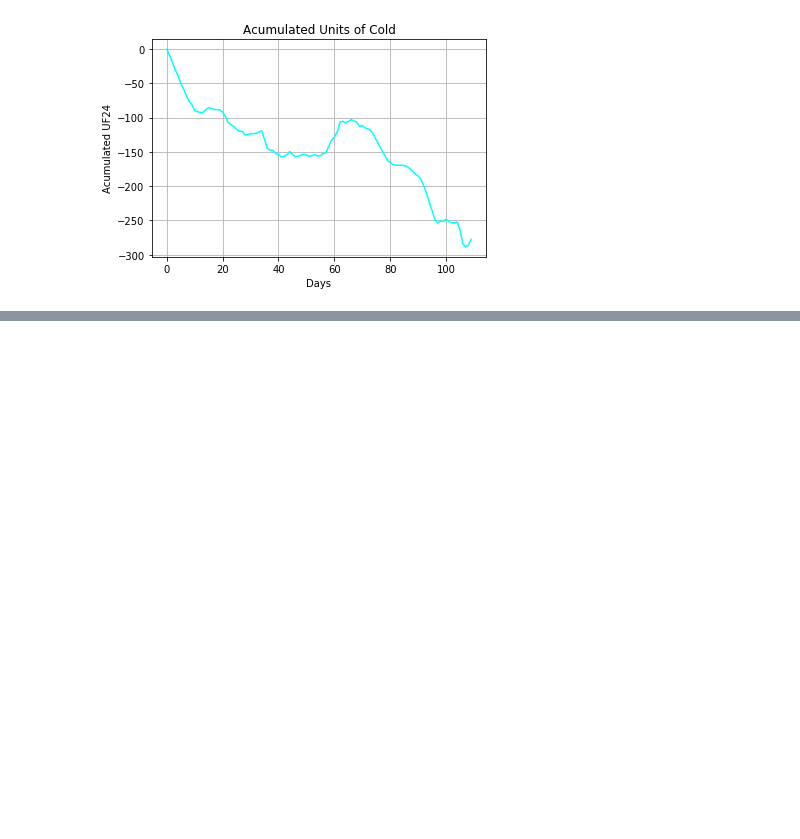
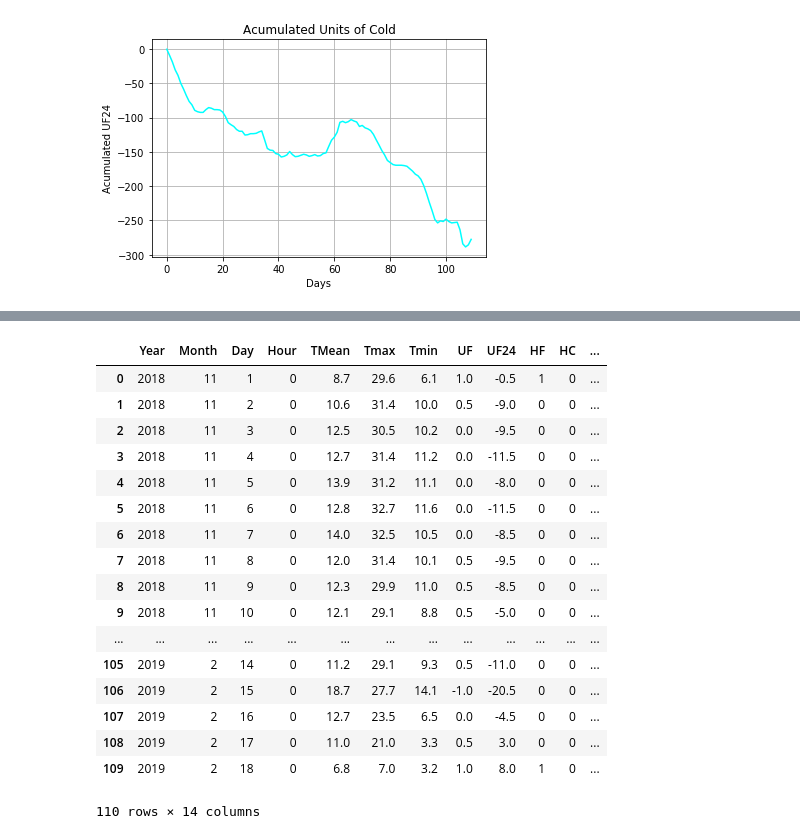
Before and after one commit to JoelA06/Tareas, a Jupyter notebook: Actividad6/Untitled.ipynb, the cells around one changed output, grey strips where cells are left out. Cells and saved outputs as stored; diff of their text form; code cells hidden in the pictures; blank space fills up the shorter version.

```diff
--- a/Actividad6/Untitled.ipynb
+++ b/Actividad6/Untitled.ipynb
@@ -211,0 +288,26 @@ plt.show()
+# %%
+#Arreglo con las HF según el modelo Grageda
+HF = []
+HC = []
+bulean = False
+for m in range(0, len(df2)):
+    if(df2["Tmin"][m]<10):
+
+        for i in range(m,len(df2)):
+            if(0<df2["TMean"][i]<=10):
+                HF.append(1)
+                HC.append(0)
+            elif(df2["TMean"][i]>=25):
+                HF.append(0)
+                HC.append(1)
+            else:
+                HF.append(0)
+                HC.append(0)
+        bulean = True
+    if(bulean == True):
+        break
+    continue
+# %%
+df2["HF"] = HF
+df2["HC"] = HC
+df2.head(10)
@@ -211,0 +326,10 @@ plt.show()
+# %%
+#Se consiguen las horas frío y "horas calientes" acumuladas por día
+df2["HF24"] = df2.groupby(["Year","Month","Day"])["HF"].transform("sum")
+df2["HC24"] = df2.groupby(["Year","Month","Day"])["HC"].transform("sum")
+
+#Para quitar los duplicados se crea un nuevo DataFrame
+
+dfG24 = pd.DataFrame(df2.drop_duplicates(["Year","Month","Day"]))
+dfG24 = dfG24.reset_index(drop=True)
+dfG24.head(10)
@@ -211,0 +348,23 @@ plt.show()
+# %%
+#Se crea la columna (de momento vacío) para las horas frío efectivas
+dfG24["HFE"] = 0
+dfG24
+# %% [output]
+|  | Year | Month | Day | Hour | TMean | Tmax | Tmin | UF | UF24 | HF | HC | ... |
+| 0 | 2018 | 11 | 1 | 0 | 8.7 | 29.6 | 6.1 | 1.0 | -0.5 | 1 | 0 | ... |
+| 1 | 2018 | 11 | 2 | 0 | 10.6 | 31.4 | 10.0 | 0.5 | -9.0 | 0 | 0 | ... |
+| 2 | 2018 | 11 | 3 | 0 | 12.5 | 30.5 | 10.2 | 0.0 | -9.5 | 0 | 0 | ... |
+| 3 | 2018 | 11 | 4 | 0 | 12.7 | 31.4 | 11.2 | 0.0 | -11.5 | 0 | 0 | ... |
+| 4 | 2018 | 11 | 5 | 0 | 13.9 | 31.2 | 11.1 | 0.0 | -8.0 | 0 | 0 | ... |
+| 5 | 2018 | 11 | 6 | 0 | 12.8 | 32.7 | 11.6 | 0.0 | -11.5 | 0 | 0 | ... |
+| 6 | 2018 | 11 | 7 | 0 | 14.0 | 32.5 | 10.5 | 0.0 | -8.5 | 0 | 0 | ... |
+| 7 | 2018 | 11 | 8 | 0 | 12.0 | 31.4 | 10.1 | 0.5 | -9.5 | 0 | 0 | ... |
+| 8 | 2018 | 11 | 9 | 0 | 12.3 | 29.9 | 11.0 | 0.5 | -8.5 | 0 | 0 | ... |
+| 9 | 2018 | 11 | 10 | 0 | 12.1 | 29.1 | 8.8 | 0.5 | -5.0 | 0 | 0 | ... |
+| ... | ... | ... | ... | ... | ... | ... | ... | ... | ... | ... | ... | ... |
+| 105 | 2019 | 2 | 14 | 0 | 11.2 | 29.1 | 9.3 | 0.5 | -11.0 | 0 | 0 | ... |
+| 106 | 2019 | 2 | 15 | 0 | 18.7 | 27.7 | 14.1 | -1.0 | -20.5 | 0 | 0 | ... |
+| 107 | 2019 | 2 | 16 | 0 | 12.7 | 23.5 | 6.5 | 0.0 | -4.5 | 0 | 0 | ... |
+| 108 | 2019 | 2 | 17 | 0 | 11.0 | 21.0 | 3.3 | 0.5 | 3.0 | 0 | 0 | ... |
+| 109 | 2019 | 2 | 18 | 0 | 6.8 | 7.0 | 3.2 | 1.0 | 8.0 | 1 | 0 | ... |
+110 rows × 14 columns
```
Also changed, not shown: parts of 13 cells of this notebook.
